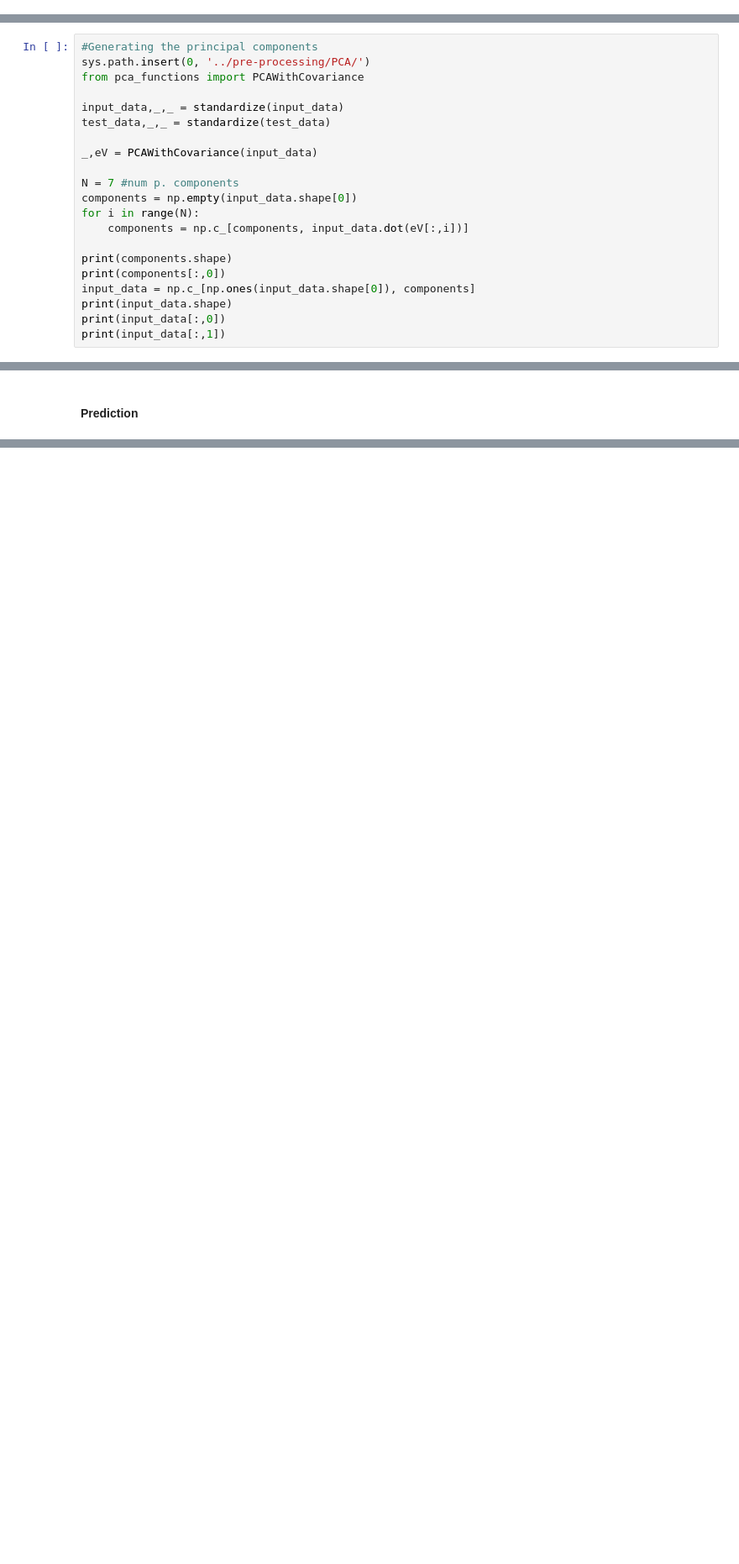
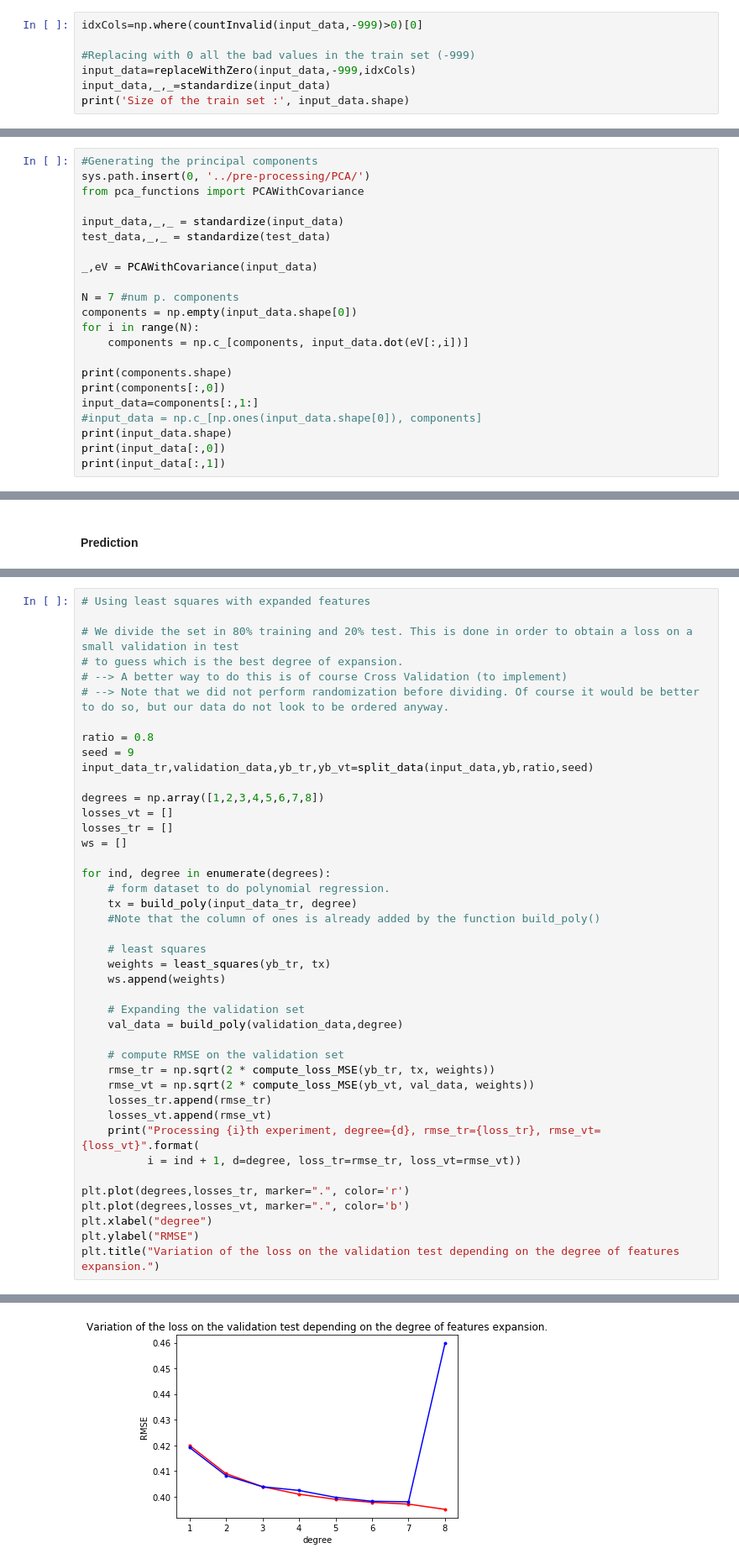
Before and after one commit to LeonardoPollina/ML_project_1, a Jupyter notebook: Basic_methods/Basic_methods.ipynb, the cells around one changed output, grey strips where cells are left out. Shown: that part at 84% size. Cells and saved outputs as stored; diff of their text form; blank space fills up the shorter version.

Commit message:
Implementations of Least squares and Ridge

```diff
--- a/Basic_methods/Basic_methods.ipynb
+++ b/Basic_methods/Basic_methods.ipynb
@@ -66,0 +76,7 @@ test_data,_,_ = standardize(test_data)
+# %%
+idxCols=np.where(countInvalid(input_data,-999)>0)[0]
+
+#Replacing with 0 all the bad values in the train set (-999)
+input_data=replaceWithZero(input_data,-999,idxCols)
+input_data,_,_=standardize(input_data)
+print('Size of the train set :', input_data.shape)
@@ -83,7 +110,8 @@ for i in range(N):
 
 print(components.shape)
 print(components[:,0])
-input_data = np.c_[np.ones(input_data.shape[0]), components]
+input_data=components[:,1:]
+#input_data = np.c_[np.ones(input_data.shape[0]), components]
 print(input_data.shape)
 print(input_data[:,0])
 print(input_data[:,1])
@@ -219,0 +190,43 @@ plot_train_test(rmse_tr, rmse_te, lambdas, degree)
+# %%
+# Using least squares with expanded features
+
+# We divide the set in 80% training and 20% test. This is done in order to obtain a loss on a small validation in test
+# to guess which is the best degree of expansion.
+# --> A better way to do this is of course Cross Validation (to implement)
+# --> Note that we did not perform randomization before dividing. Of course it would be better to do so, but our data do not look to be ordered anyway.
+
+ratio = 0.8
+seed = 9
+input_data_tr,validation_data,yb_tr,yb_vt=split_data(input_data,yb,ratio,seed)
+
+degrees = np.array([1,2,3,4,5,6,7,8])
+losses_vt = []
+losses_tr = []
+ws = []
+
+for ind, degree in enumerate(degrees):
+    # form dataset to do polynomial regression.
+    tx = build_poly(input_data_tr, degree)
+    #Note that the column of ones is already added by the function build_poly()
+
+    # least squares
+    weights = least_squares(yb_tr, tx)
+    ws.append(weights)
+
+    # Expanding the validation set
+    val_data = build_poly(validation_data,degree)
+
+    # compute RMSE on the validation set
+    rmse_tr = np.sqrt(2 * compute_loss_MSE(yb_tr, tx, weights))
+    rmse_vt = np.sqrt(2 * compute_loss_MSE(yb_vt, val_data, weights))
+    losses_tr.append(rmse_tr)
+    losses_vt.append(rmse_vt)
+    print("Processing {i}th experiment, degree={d}, rmse_tr={loss_tr}, rmse_vt={loss_vt}".format(
+          i = ind + 1, d=degree, loss_tr=rmse_tr, loss_vt=rmse_vt))
+
+plt.plot(degrees,losses_tr, marker=".", color='r')
+plt.plot(degrees,losses_vt, marker=".", color='b')
+plt.xlabel("degree")
+plt.ylabel("RMSE")
+plt.title("Variation of the loss on the validation test depending on the degree of features expansion.")
+# %% [output]
@@ -219,0 +242 @@ plot_train_test(rmse_tr, rmse_te, lambdas, degree)
+[figure, added]
```
Also changed, not shown: parts of 22 cells of this notebook, 5 other files.
